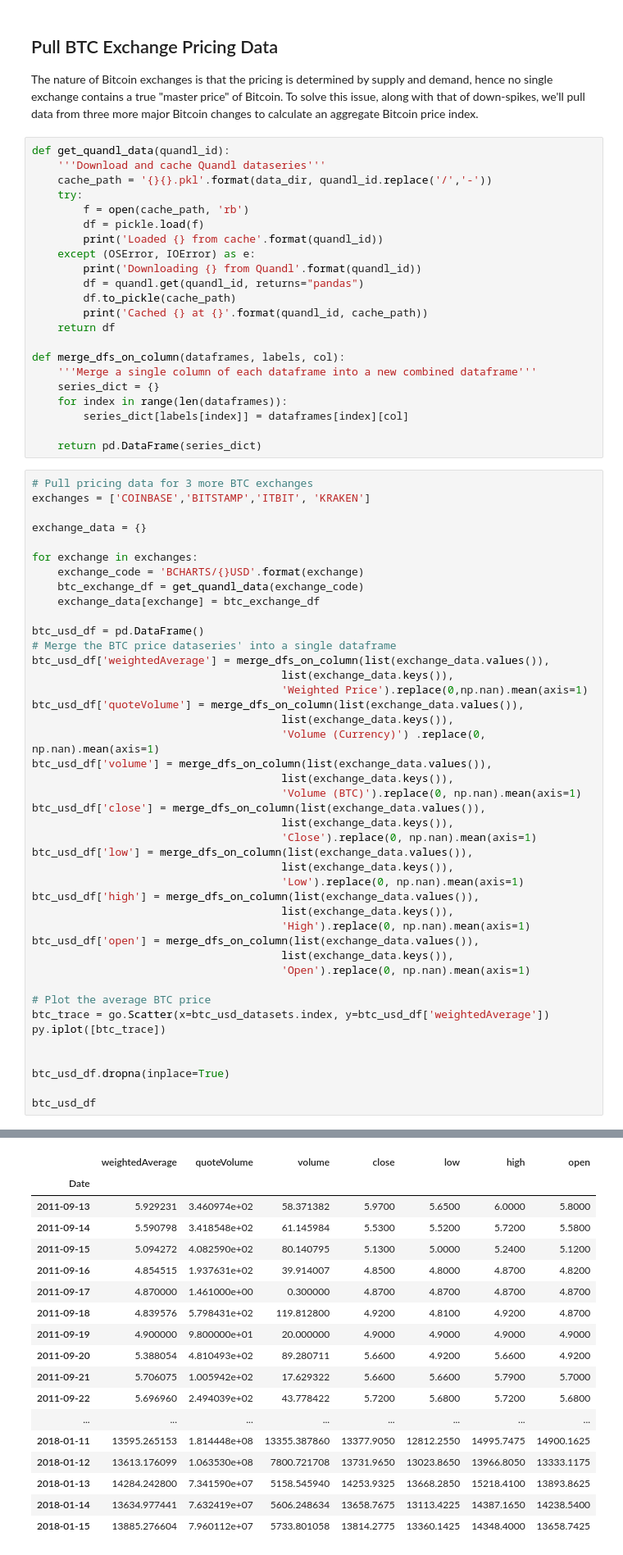
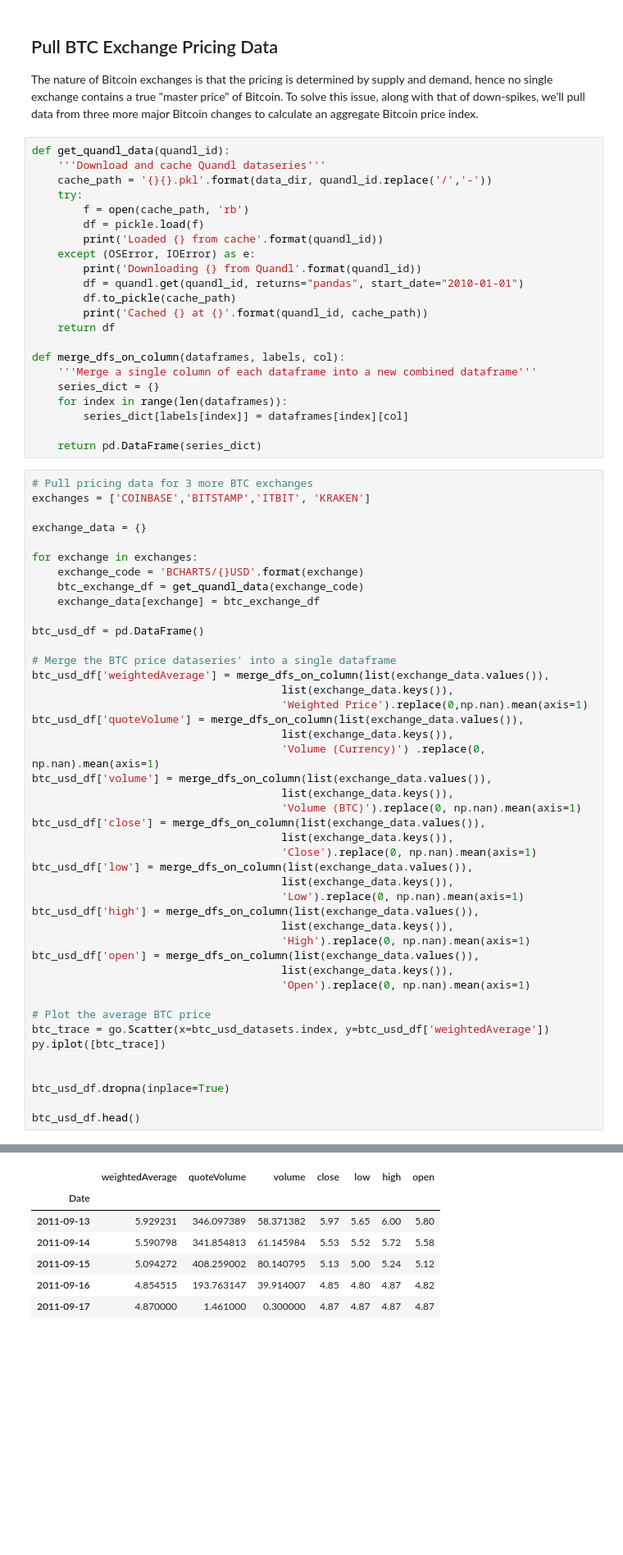
Before and after one commit to arashash/BitPredict, a Jupyter notebook: Classification/classifyTomorrowChange.ipynb, the cells around one changed output, grey strips where cells are left out. Shown at 82% size. Saved outputs shown, nothing was run; the diff lists cells and outputs as text; blank space fills up the shorter version.

```diff
--- a/Classification/classifyTomorrowChange.ipynb
+++ b/Classification/classifyTomorrowChange.ipynb
@@ -63,7 +63,7 @@ def get_quandl_data(quandl_id):
         print('Loaded {} from cache'.format(quandl_id))
     except (OSError, IOError) as e:
         print('Downloading {} from Quandl'.format(quandl_id))
-        df = quandl.get(quandl_id, returns="pandas")
+        df = quandl.get(quandl_id, returns="pandas", start_date="2010-01-01")
         df.to_pickle(cache_path)
         print('Cached {} at {}'.format(quandl_id, cache_path))
     return df
@@ -87,6 +87,7 @@ for exchange in exchanges:
     exchange_data[exchange] = btc_exchange_df
 
 btc_usd_df = pd.DataFrame()
+
 # Merge the BTC price dataseries' into a single dataframe
 btc_usd_df['weightedAverage'] = merge_dfs_on_column(list(exchange_data.values()),
                                        list(exchange_data.keys()),
@@ -117,5 +118,5 @@ py.iplot([btc_trace])
 
 btc_usd_df.dropna(inplace=True)
 
-btc_usd_df
+btc_usd_df.head()
 # %% [output]
@@ -126,19 +131,8 @@ Loaded BCHARTS/KRAKENUSD from cache
 [interactive output not drawn]
 |  | weightedAverage | quoteVolume | volume | close | low | high | open |
 | Date |  |  |  |  |  |  |  |
-| 2011-09-13 | 5.929231 | 3.460974e+02 | 58.371382 | 5.9700 | 5.6500 | 6.0000 | 5.8000 |
-| 2011-09-14 | 5.590798 | 3.418548e+02 | 61.145984 | 5.5300 | 5.5200 | 5.7200 | 5.5800 |
-| 2011-09-15 | 5.094272 | 4.082590e+02 | 80.140795 | 5.1300 | 5.0000 | 5.2400 | 5.1200 |
-| 2011-09-16 | 4.854515 | 1.937631e+02 | 39.914007 | 4.8500 | 4.8000 | 4.8700 | 4.8200 |
-| 2011-09-17 | 4.870000 | 1.461000e+00 | 0.300000 | 4.8700 | 4.8700 | 4.8700 | 4.8700 |
-| 2011-09-18 | 4.839576 | 5.798431e+02 | 119.812800 | 4.9200 | 4.8100 | 4.9200 | 4.8700 |
-| 2011-09-19 | 4.900000 | 9.800000e+01 | 20.000000 | 4.9000 | 4.9000 | 4.9000 | 4.9000 |
-| 2011-09-20 | 5.388054 | 4.810493e+02 | 89.280711 | 5.6600 | 4.9200 | 5.6600 | 4.9200 |
-| 2011-09-21 | 5.706075 | 1.005942e+02 | 17.629322 | 5.6600 | 5.6600 | 5.7900 | 5.7000 |
-| 2011-09-22 | 5.696960 | 2.494039e+02 | 43.778422 | 5.7200 | 5.6800 | 5.7200 | 5.6800 |
-| ... | ... | ... | ... | ... | ... | ... | ... |
-| 2018-01-11 | 13595.265153 | 1.814448e+08 | 13355.387860 | 13377.9050 | 12812.2550 | 14995.7475 | 14900.1625 |
-| 2018-01-12 | 13613.176099 | 1.063530e+08 | 7800.721708 | 13731.9650 | 13023.8650 | 13966.8050 | 13333.1175 |
-| 2018-01-13 | 14284.242800 | 7.341590e+07 | 5158.545940 | 14253.9325 | 13668.2850 | 15218.4100 | 13893.8625 |
-| 2018-01-14 | 13634.977441 | 7.632419e+07 | 5606.248634 | 13658.7675 | 13113.4225 | 14387.1650 | 14238.5400 |
-| 2018-01-15 | 13885.276604 | 7.960112e+07 | 5733.801058 | 13814.2775 | 13360.1425 | 14348.4000 | 13658.7425 |
+| 2011-09-13 | 5.929231 | 346.097389 | 58.371382 | 5.97 | 5.65 | 6.00 | 5.80 |
+| 2011-09-14 | 5.590798 | 341.854813 | 61.145984 | 5.53 | 5.52 | 5.72 | 5.58 |
+| 2011-09-15 | 5.094272 | 408.259002 | 80.140795 | 5.13 | 5.00 | 5.24 | 5.12 |
+| 2011-09-16 | 4.854515 | 193.763147 | 39.914007 | 4.85 | 4.80 | 4.87 | 4.82 |
+| 2011-09-17 | 4.870000 | 1.461000 | 0.300000 | 4.87 | 4.87 | 4.87 | 4.87 |
```
Also changed, not shown: parts of 8 cells of this notebook, 14 other files.
